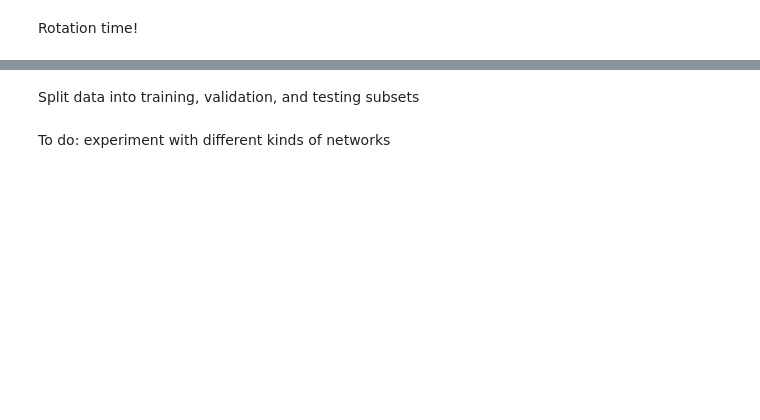
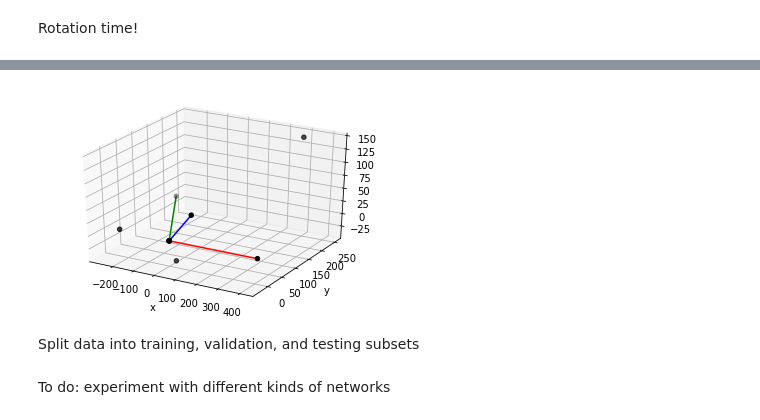
Before and after one commit to callum-mccracken/bbb, a Jupyter notebook: rotation.ipynb, the cells around one changed output, grey strips where cells are left out. Cells and saved outputs as stored; diff of their text form; code cells hidden in the pictures; blank space fills up the shorter version.

Commit message:
added some different rotation notebooks

```diff
--- a/rotation.ipynb
+++ b/rotation.ipynb
@@ -133,3 +164,26 @@ new vector: 66.55214 3.8146973e-06 -0.0
+# %%
+# plot an event's in x y z space after rotation
+event_xf = vectors_final.x[out_index]
+event_yf = vectors_final.y[out_index]
+event_zf = vectors_final.z[out_index]
+fig = plt.figure()
+ax = fig.add_subplot(111, projection='3d')
+# plot first couple jets
+ax.plot([0, event_xf[0]], [0, event_yf[0]], [0, event_zf[0]], c='red')
+ax.plot([0, event_xf[1]], [0, event_yf[1]], [0, event_zf[1]], c='green')
+ax.plot([0, event_xf[2]], [0, event_yf[2]], [0, event_zf[2]], c='blue')
+# plot endpoints as dots
+ax.scatter(event_xf, event_yf, event_zf, c='black')
+plt.xlabel("x")
+plt.ylabel("y")
+plt.show()
+
+# get pt, eta, phi again, replacing any NaN values with pi/2
+pt = np.nan_to_num(vectors_final.pt, nan=np.pi/2)
+eta = np.nan_to_num(vectors_final.eta, nan=np.pi/2)
+phi = np.nan_to_num(vectors_final.phi, nan=np.pi/2)
+# %% [output]
+[figure, added]
 # %%
 # snip off the 3 first jets since they're already tagged correctly
 # (given our filtering procedure above)
```
Also changed, not shown: parts of 9 cells of this notebook, 3 other files.
